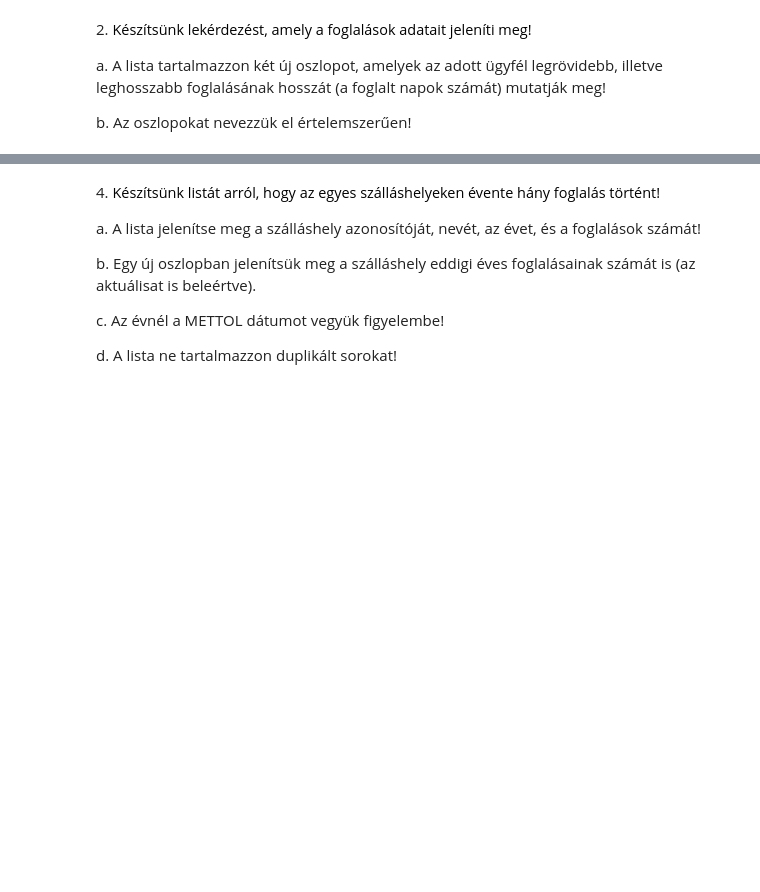
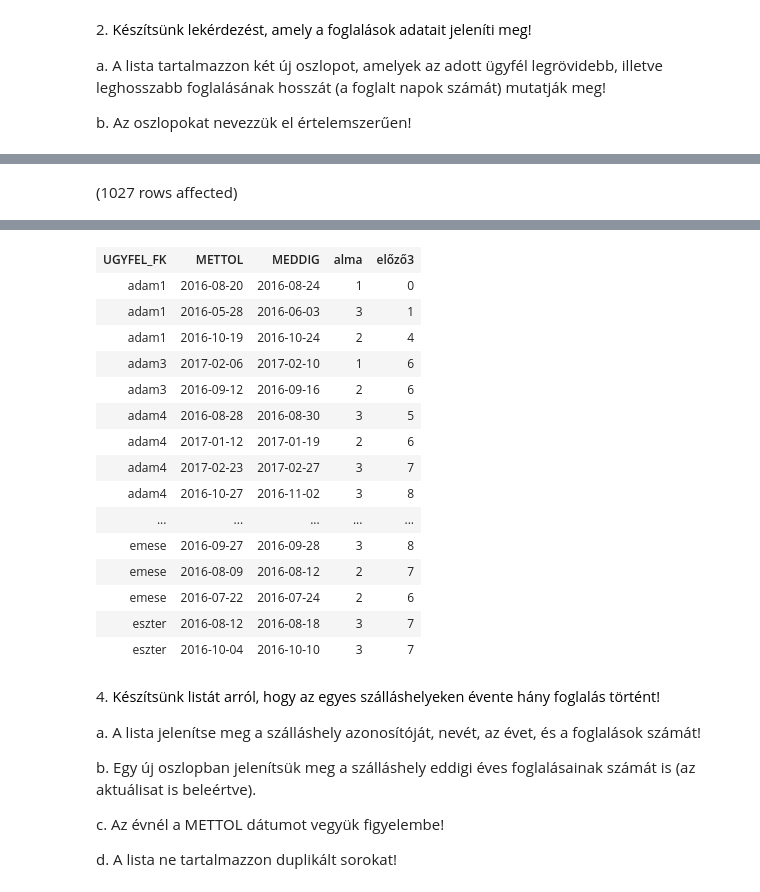
Before and after one commit to richardhestencz/Adatbazisok, a Jupyter notebook: gyakorlat06_feladatok.ipynb, the cells around one changed output, grey strips where cells are left out. Saved outputs shown, nothing was run; the diff lists cells and outputs as text; code cells hidden in the pictures; blank space fills up the shorter version.

```diff
--- a/gyakorlat06_feladatok.ipynb
+++ b/gyakorlat06_feladatok.ipynb
@@ -25,3 +62,9 @@ b. Az oszlopokat nevezzük el értelemszerűen!
 a. Egy új oszlopban jelenítsük meg azt is, hogy az ügyfél előző három foglalása összesen hány főre történt!
 
 ![](https://moodle.uni-corvinus.hu/theme/image.php/adaptable/atto_h5p/1709548862/icon)
+# %%
+SELECT UGYFEL_FK, METTOL, MEDDIG, FELNOTT_SZAM + GYERMEK_SZAM AS 'alma',
+LAG(FELNOTT_SZAM + GYERMEK_SZAM,3,0) OVER(ORDER BY UGYFEL_FK) + LAG(FELNOTT_SZAM + GYERMEK_SZAM,2,0)OVER(ORDER BY UGYFEL_FK) + LAG(FELNOTT_SZAM + GYERMEK_SZAM,1,0) OVER(ORDER BY UGYFEL_FK) AS 'előző3'
+FROM Foglalas
+# %% [output]
+(1027 rows affected)
@@ -28,3 +72,19 @@ a. Egy új oszlopban jelenítsük meg azt is, hogy az ügyfél előző három fo
+| UGYFEL_FK | METTOL | MEDDIG | alma | előző3 |
+| adam1 | 2016-08-20 | 2016-08-24 | 1 | 0 |
+| adam1 | 2016-05-28 | 2016-06-03 | 3 | 1 |
+| adam1 | 2016-10-19 | 2016-10-24 | 2 | 4 |
+| adam3 | 2017-02-06 | 2017-02-10 | 1 | 6 |
+| adam3 | 2016-09-12 | 2016-09-16 | 2 | 6 |
+| adam4 | 2016-08-28 | 2016-08-30 | 3 | 5 |
+| adam4 | 2017-01-12 | 2017-01-19 | 2 | 6 |
+| adam4 | 2017-02-23 | 2017-02-27 | 3 | 7 |
+| adam4 | 2016-10-27 | 2016-11-02 | 3 | 8 |
+| ... | ... | ... | ... | ... |
+| emese | 2016-09-27 | 2016-09-28 | 3 | 8 |
+| emese | 2016-08-09 | 2016-08-12 | 2 | 7 |
+| emese | 2016-07-22 | 2016-07-24 | 2 | 6 |
+| eszter | 2016-08-12 | 2016-08-18 | 3 | 7 |
+| eszter | 2016-10-04 | 2016-10-10 | 3 | 7 |
 # %% [markdown]
 4. <span style="background-color: rgb(255, 255, 255); color: rgb(0, 0, 0); font-family: &quot;Open Sans&quot;, sans-serif; font-size: 14.44px;">Készítsünk listát arról, hogy az egyes szálláshelyeken évente hány foglalás történt!&nbsp;</span>
 
```
Also changed, not shown: parts of 8 cells of this notebook.
